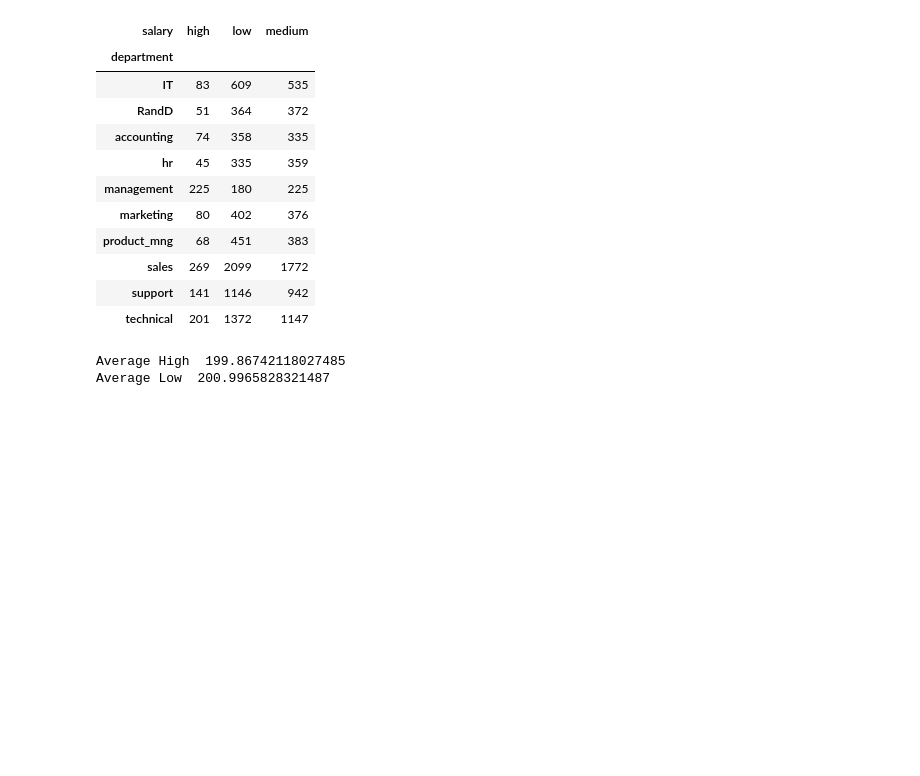
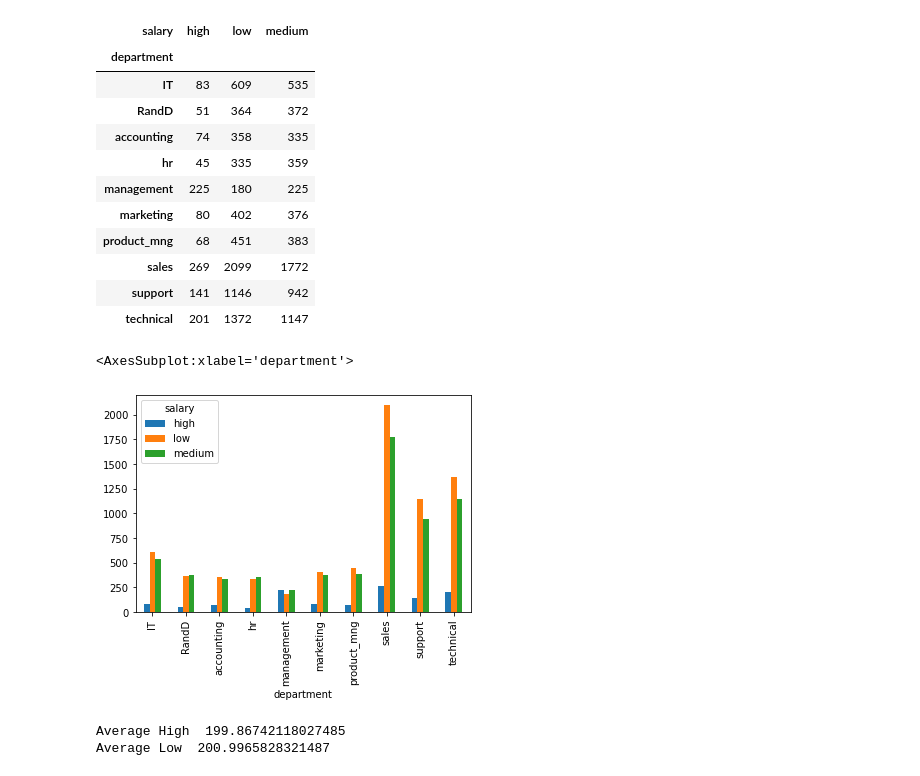
Before and after one commit to tevgenya/Homework, a Jupyter notebook: _24/24.ipynb, the cells around one changed output. Drawn from its saved outputs; the diff is of its cells as text; code cells hidden in the pictures; blank space fills up the shorter version.

```diff
--- a/_24/24.ipynb
+++ b/_24/24.ipynb
@@ -95,6 +101,11 @@ dept_salary
 | sales | 269 | 2099 | 1772 |
 | support | 141 | 1146 | 942 |
 | technical | 201 | 1372 | 1147 |
+# %%
+dept_salary.plot(kind='bar')
+# %% [output]
+<AxesSubplot:xlabel='department'>
+[figure, added]
 # %%
 #Проверить гипотезу, что сотрудники с высоким окладом проводят на работе больше времени, чем сотрудники с низкимокладом
 from scipy import stats
```
Also changed, not shown: parts of 2 cells of this notebook.
